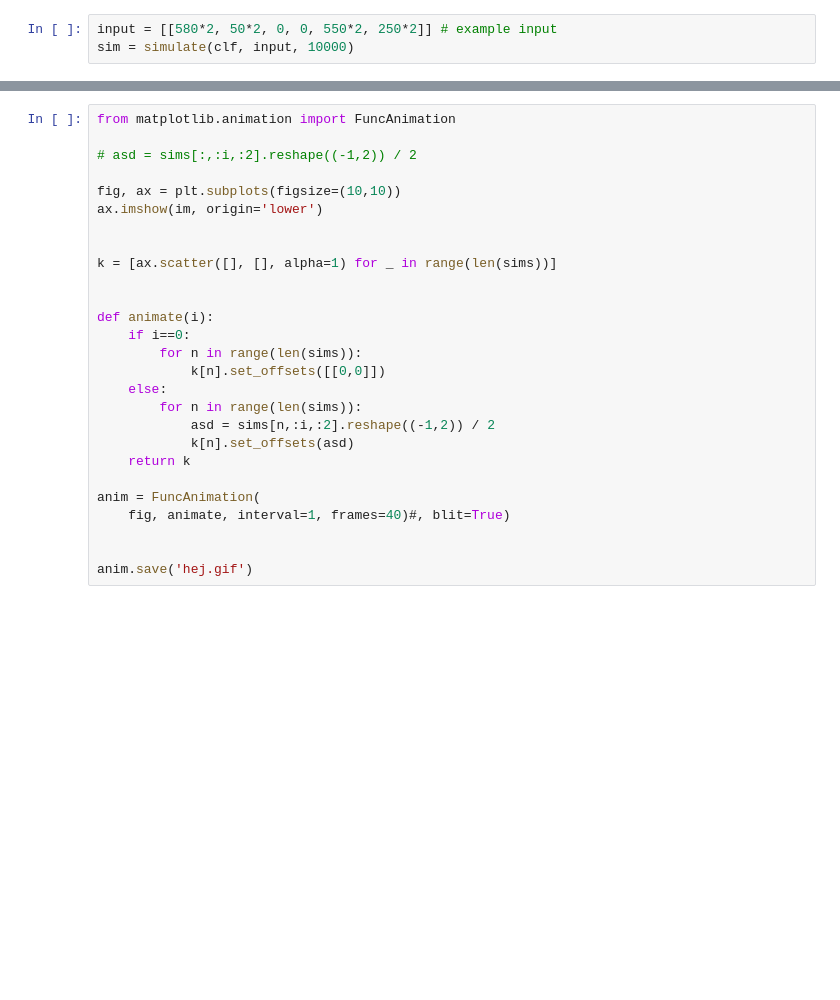
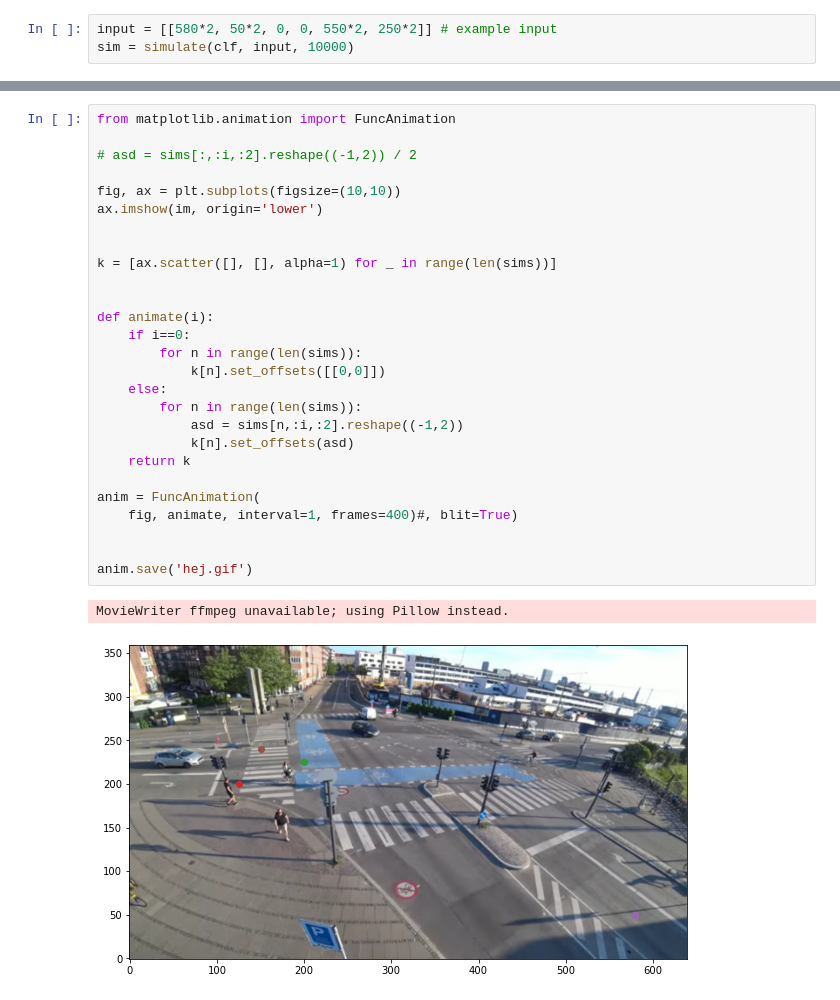
Before and after one commit to Marcus-Friis/CycleCV, a Jupyter notebook: Models.ipynb, the cells around one changed output, grey strips where cells are left out. Cells and saved outputs as stored; diff of their text form; blank space fills up the shorter version.

```diff
--- a/Models.ipynb
+++ b/Models.ipynb
@@ -58,27 +82,30 @@ sims[:,:2,:2].reshape((-1,2))
 # %%
 from matplotlib.animation import FuncAnimation
 
 # asd = sims[:,:i,:2].reshape((-1,2)) / 2
 
 fig, ax = plt.subplots(figsize=(10,10))
 ax.imshow(im, origin='lower')
 
 
 k = [ax.scatter([], [], alpha=1) for _ in range(len(sims))]
 
 
 def animate(i):
     if i==0:
         for n in range(len(sims)):
             k[n].set_offsets([[0,0]])
     else:
         for n in range(len(sims)):
-            asd = sims[n,:i,:2].reshape((-1,2)) / 2
+            asd = sims[n,:i,:2].reshape((-1,2))
             k[n].set_offsets(asd)
     return k
 
 anim = FuncAnimation(
-    fig, animate, interval=1, frames=40)#, blit=True)
+    fig, animate, interval=1, frames=400)#, blit=True)
 
 
 anim.save('hej.gif')
+# %% [output]
+MovieWriter ffmpeg unavailable; using Pillow instead.
+[figure, added]
```
Also changed, not shown: parts of 5 cells of this notebook, 1 other file.
